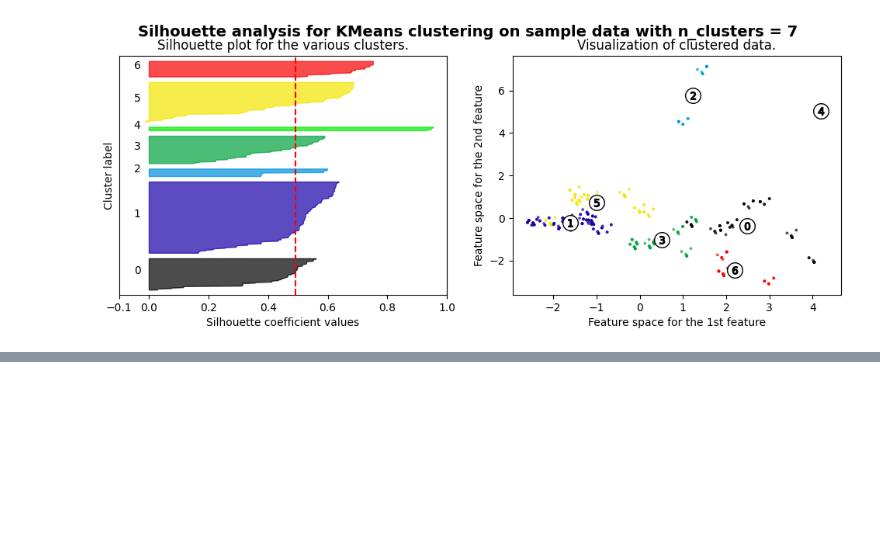
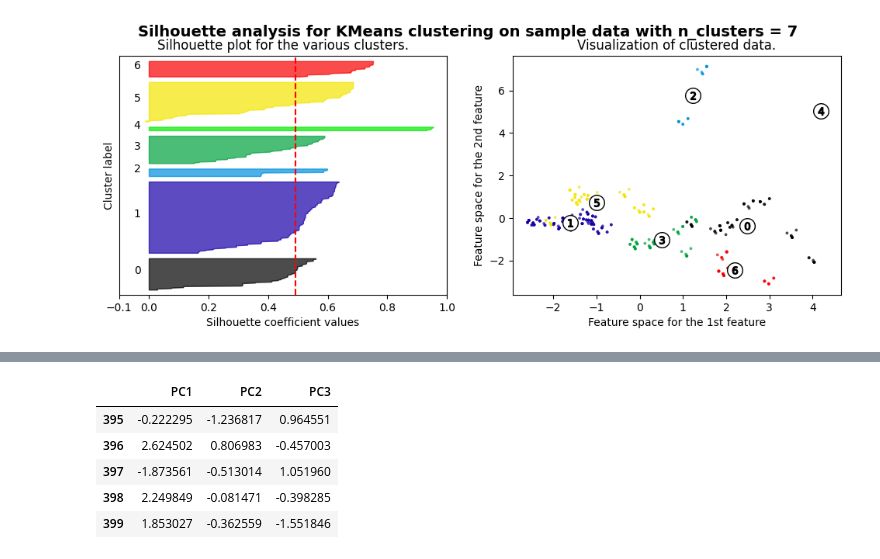
Before and after one commit to esoto15/text-tone-preference-analysis, a Jupyter notebook: Principal_Component_Analysis_main.ipynb, the cells around one changed output, grey strips where cells are left out. Drawn from its saved outputs; the diff is of its cells as text; code cells hidden in the pictures; blank space fills up the shorter version.

```diff
--- a/Principal_Component_Analysis_main.ipynb
+++ b/Principal_Component_Analysis_main.ipynb
@@ -268,0 +288,11 @@ NameError: name 'data_encoded' is not defined
+# %%
+principal_components_df = pd.DataFrame(pca_features, columns=['PC1', 'PC2', 'PC3'])
+# %%
+principal_components_df.tail()
+# %% [output]
+|  | PC1 | PC2 | PC3 |
+| 395 | -0.222295 | -1.236817 | 0.964551 |
+| 396 | 2.624502 | 0.806983 | -0.457003 |
+| 397 | -1.873561 | -0.513014 | 1.051960 |
+| 398 | 2.249849 | -0.081471 | -0.398285 |
+| 399 | 1.853027 | -0.362559 | -1.551846 |
```
Also changed, not shown: parts of 5 cells of this notebook, 2 other files.
